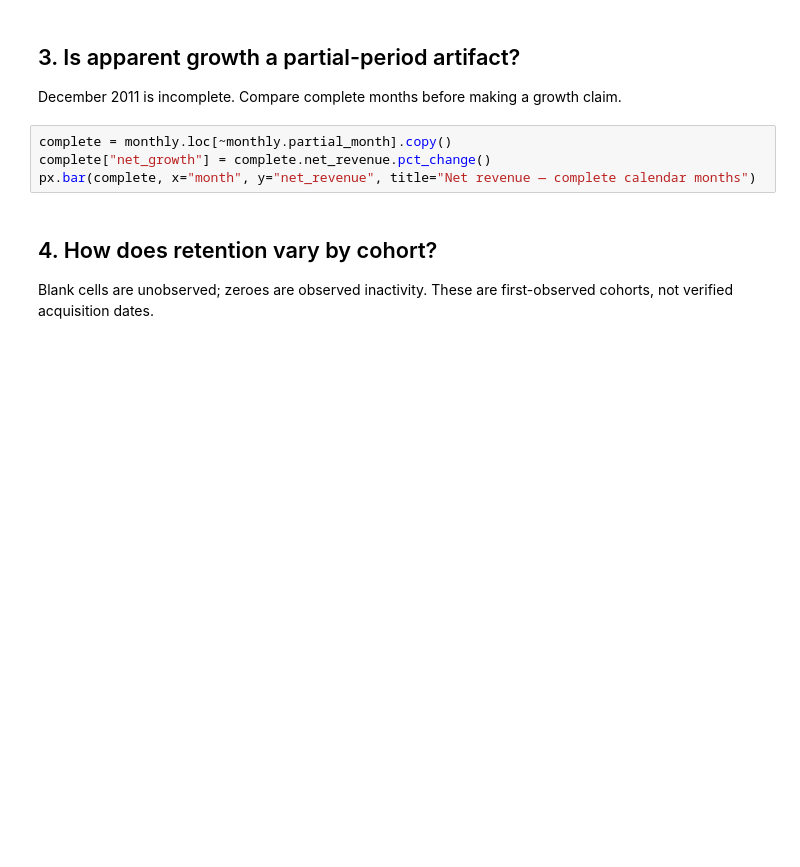
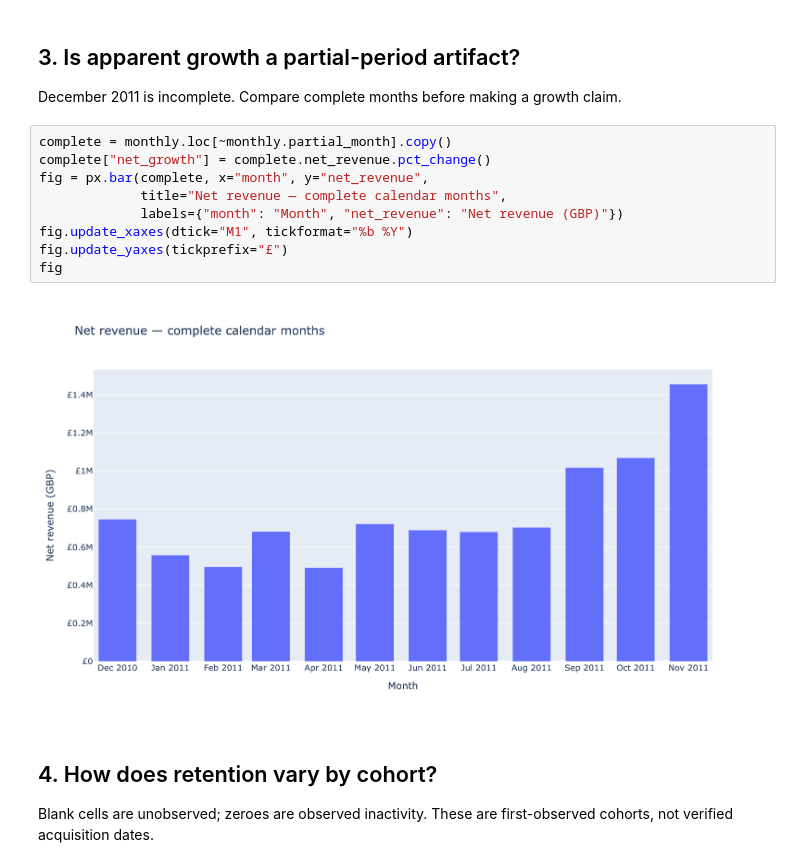
Before and after one commit to vidyacheekuri/retailsignal, a Jupyter notebook: notebooks/01_business_analysis.ipynb, the cells around one changed output. Cells and saved outputs as stored; diff of their text form; blank space fills up the shorter version.

Commit message:
Publish executed exploratory notebook with embedded charts

```diff
--- a/notebooks/01_business_analysis.ipynb
+++ b/notebooks/01_business_analysis.ipynb
@@ -33,7 +66,14 @@ December 2011 is incomplete. Compare complete months before making a growth clai
 # %%
 complete = monthly.loc[~monthly.partial_month].copy()
 complete["net_growth"] = complete.net_revenue.pct_change()
-px.bar(complete, x="month", y="net_revenue", title="Net revenue — complete calendar months")
+fig = px.bar(complete, x="month", y="net_revenue",
+             title="Net revenue — complete calendar months",
+             labels={"month": "Month", "net_revenue": "Net revenue (GBP)"})
+fig.update_xaxes(dtick="M1", tickformat="%b %Y")
+fig.update_yaxes(tickprefix="£")
+fig
+# %% [output]
+[figure, added]
 # %% [markdown]
 ## 4. How does retention vary by cohort?
 Blank cells are unobserved; zeroes are observed inactivity. These are first-observed cohorts, not verified acquisition dates.
```
Also changed, not shown: parts of 5 cells of this notebook, 3 other files.
